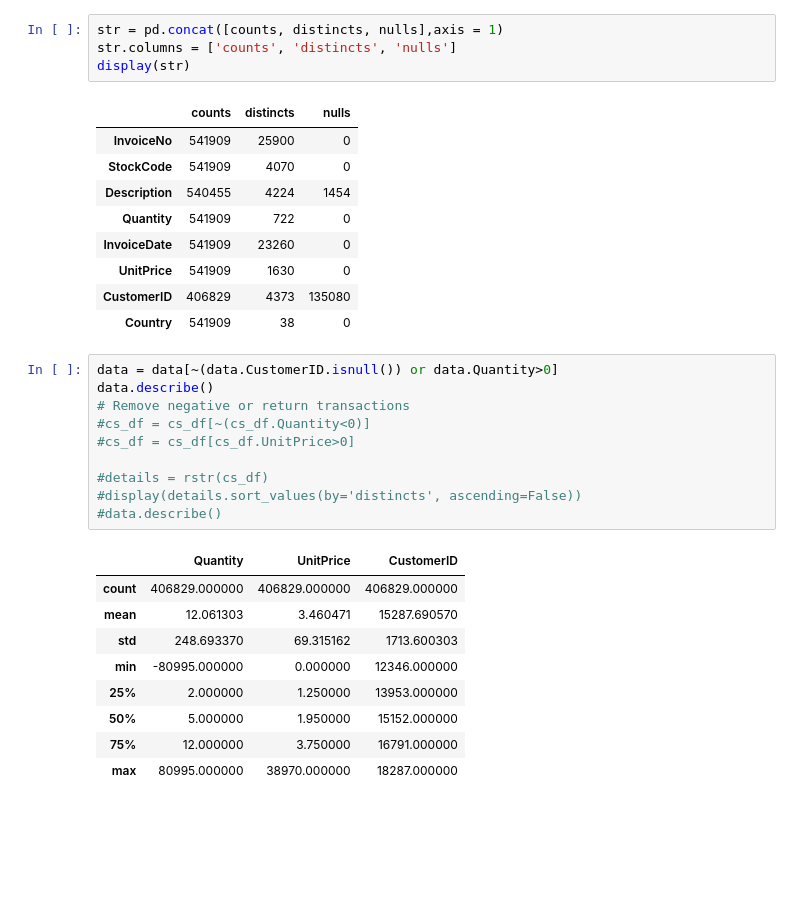
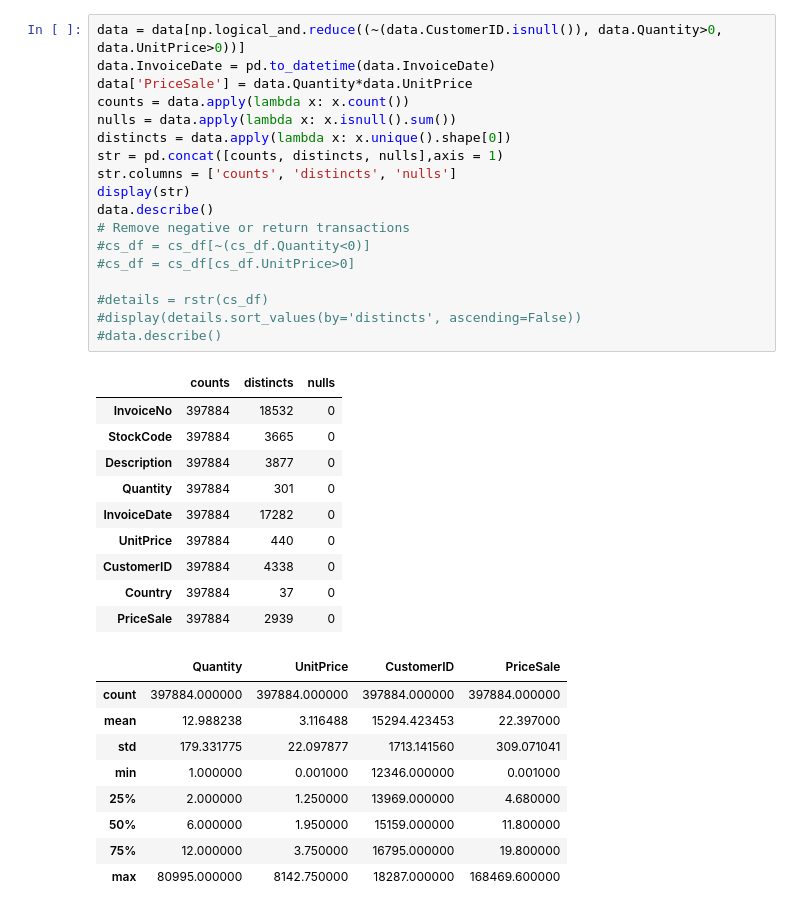
Before and after one commit to maximemarin/DA_notebook, a Jupyter notebook: Customer_seg.ipynb, the cells around one changed output. Saved outputs shown, nothing was run; the diff lists cells and outputs as text; blank space fills up the shorter version.

```diff
--- a/Customer_seg.ipynb
+++ b/Customer_seg.ipynb
@@ -41,34 +57,38 @@ distincts = data.apply(lambda x: x.unique().shape[0])
-# %%
-str = pd.concat([counts, distincts, nulls],axis = 1)
-str.columns = ['counts', 'distincts', 'nulls']
-display(str)
-# %% [output]
-|  | counts | distincts | nulls |
-| InvoiceNo | 541909 | 25900 | 0 |
-| StockCode | 541909 | 4070 | 0 |
-| Description | 540455 | 4224 | 1454 |
-| Quantity | 541909 | 722 | 0 |
-| InvoiceDate | 541909 | 23260 | 0 |
-| UnitPrice | 541909 | 1630 | 0 |
-| CustomerID | 406829 | 4373 | 135080 |
-| Country | 541909 | 38 | 0 |
 # %%
-data = data[~(data.CustomerID.isnull()) or data.Quantity>0]
+data = data[np.logical_and.reduce((~(data.CustomerID.isnull()), data.Quantity>0, data.UnitPrice>0))]
+data.InvoiceDate = pd.to_datetime(data.InvoiceDate)
+data['PriceSale'] = data.Quantity*data.UnitPrice
+counts = data.apply(lambda x: x.count())
+nulls = data.apply(lambda x: x.isnull().sum())
+distincts = data.apply(lambda x: x.unique().shape[0])
+str = pd.concat([counts, distincts, nulls],axis = 1)
+str.columns = ['counts', 'distincts', 'nulls']
+display(str)
 data.describe()
 # Remove negative or return transactions
 #cs_df = cs_df[~(cs_df.Quantity<0)]
 #cs_df = cs_df[cs_df.UnitPrice>0]
 
 #details = rstr(cs_df)
 #display(details.sort_values(by='distincts', ascending=False))
 #data.describe()
 # %% [output]
-|  | Quantity | UnitPrice | CustomerID |
-| count | 406829.000000 | 406829.000000 | 406829.000000 |
-| mean | 12.061303 | 3.460471 | 15287.690570 |
-| std | 248.693370 | 69.315162 | 1713.600303 |
-| min | -80995.000000 | 0.000000 | 12346.000000 |
-| 25% | 2.000000 | 1.250000 | 13953.000000 |
-| 50% | 5.000000 | 1.950000 | 15152.000000 |
-| 75% | 12.000000 | 3.750000 | 16791.000000 |
-| max | 80995.000000 | 38970.000000 | 18287.000000 |
+|  | counts | distincts | nulls |
+| InvoiceNo | 397884 | 18532 | 0 |
+| StockCode | 397884 | 3665 | 0 |
+| Description | 397884 | 3877 | 0 |
+| Quantity | 397884 | 301 | 0 |
+| InvoiceDate | 397884 | 17282 | 0 |
+| UnitPrice | 397884 | 440 | 0 |
+| CustomerID | 397884 | 4338 | 0 |
+| Country | 397884 | 37 | 0 |
+| PriceSale | 397884 | 2939 | 0 |
+|  | Quantity | UnitPrice | CustomerID | PriceSale |
+| count | 397884.000000 | 397884.000000 | 397884.000000 | 397884.000000 |
+| mean | 12.988238 | 3.116488 | 15294.423453 | 22.397000 |
+| std | 179.331775 | 22.097877 | 1713.141560 | 309.071041 |
+| min | 1.000000 | 0.001000 | 12346.000000 | 0.001000 |
+| 25% | 2.000000 | 1.250000 | 13969.000000 | 4.680000 |
+| 50% | 6.000000 | 1.950000 | 15159.000000 | 11.800000 |
+| 75% | 12.000000 | 3.750000 | 16795.000000 | 19.800000 |
+| max | 80995.000000 | 8142.750000 | 18287.000000 | 168469.600000 |
```
Also changed, not shown: parts of 11 cells of this notebook.
